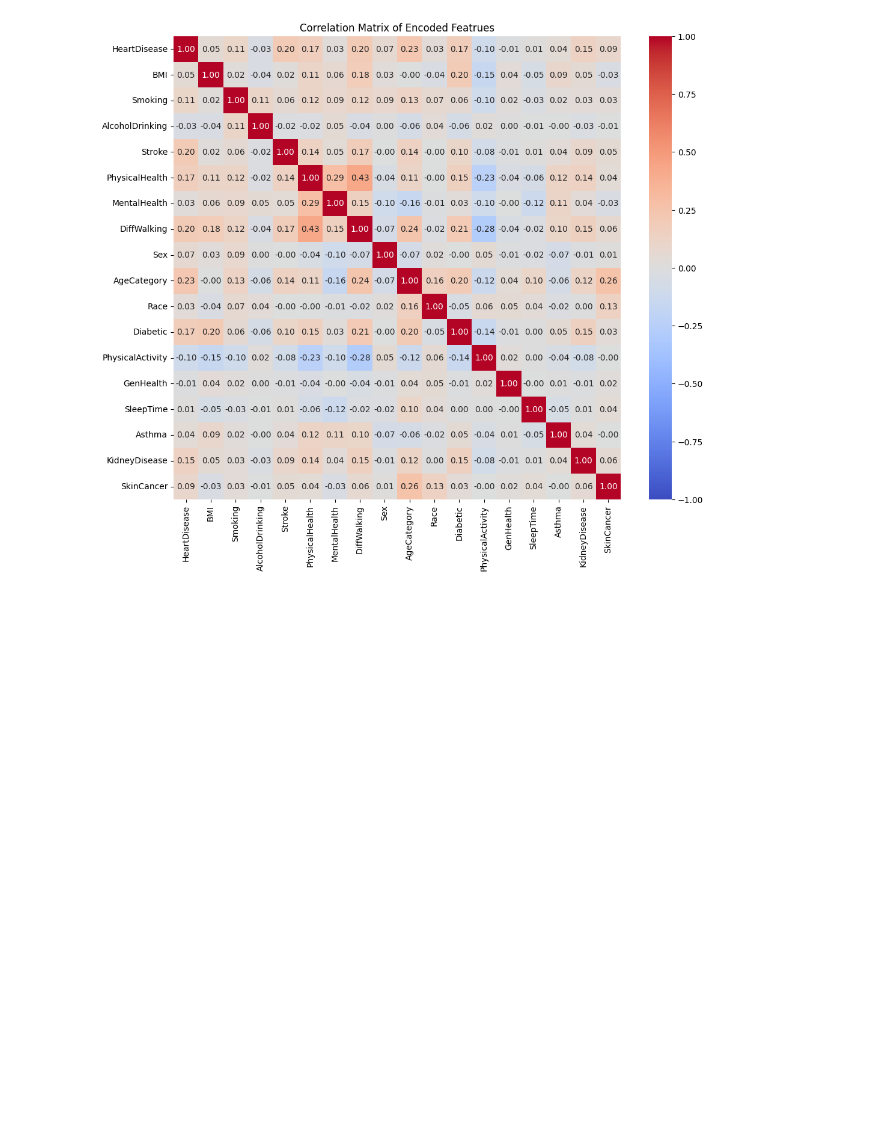
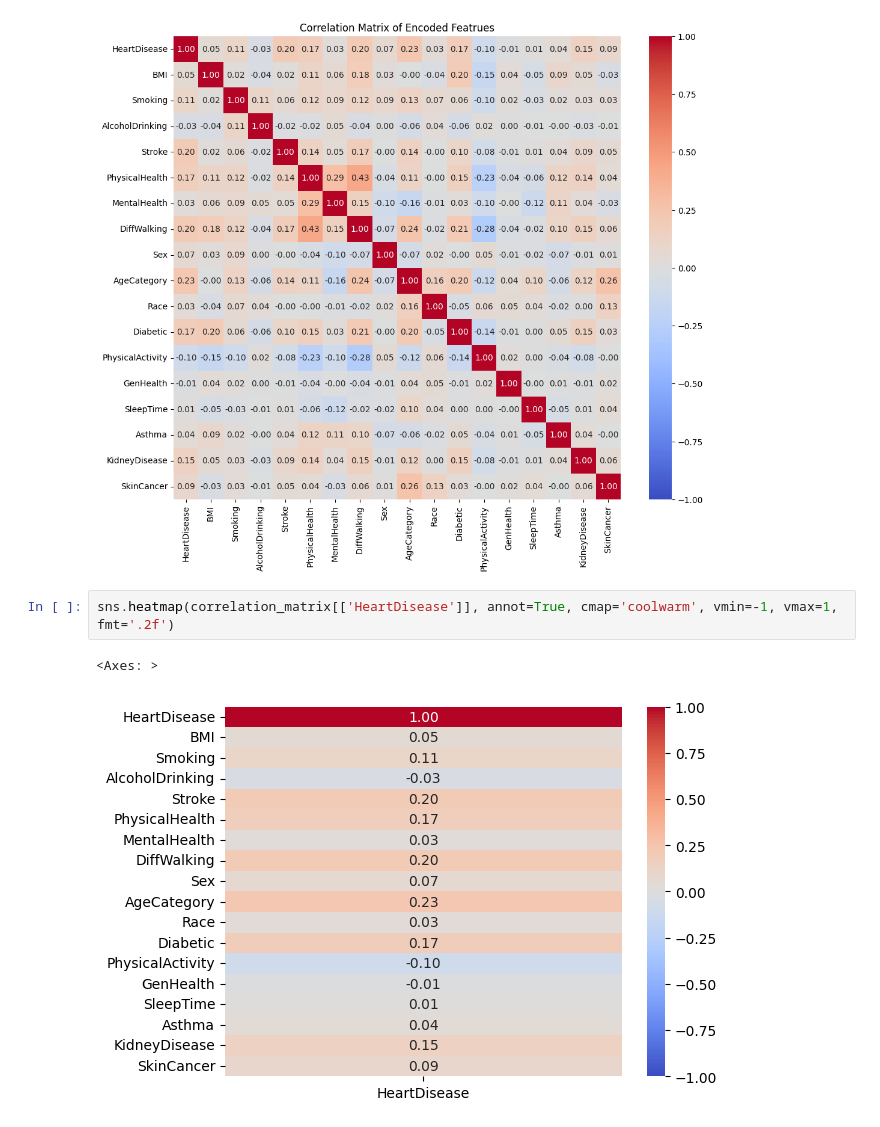
Before and after one commit to Dxsonu7/Heart-Watcher, a Jupyter notebook: Heartwatcher.ipynb, the cells around one changed output. Cells and saved outputs as stored; diff of their text form; blank space fills up the shorter version.

```diff
--- a/Heartwatcher.ipynb
+++ b/Heartwatcher.ipynb
@@ -86,3 +86,8 @@ plt.title('Correlation Matrix of Encoded Featrues')
 plt.show()
 # %% [output]
 [figure]
+# %%
+sns.heatmap(correlation_matrix[['HeartDisease']], annot=True, cmap='coolwarm', vmin=-1, vmax=1, fmt='.2f')
+# %% [output]
+<Axes: >
+[figure, added]
```
Also changed, not shown: parts of 5 cells of this notebook.
